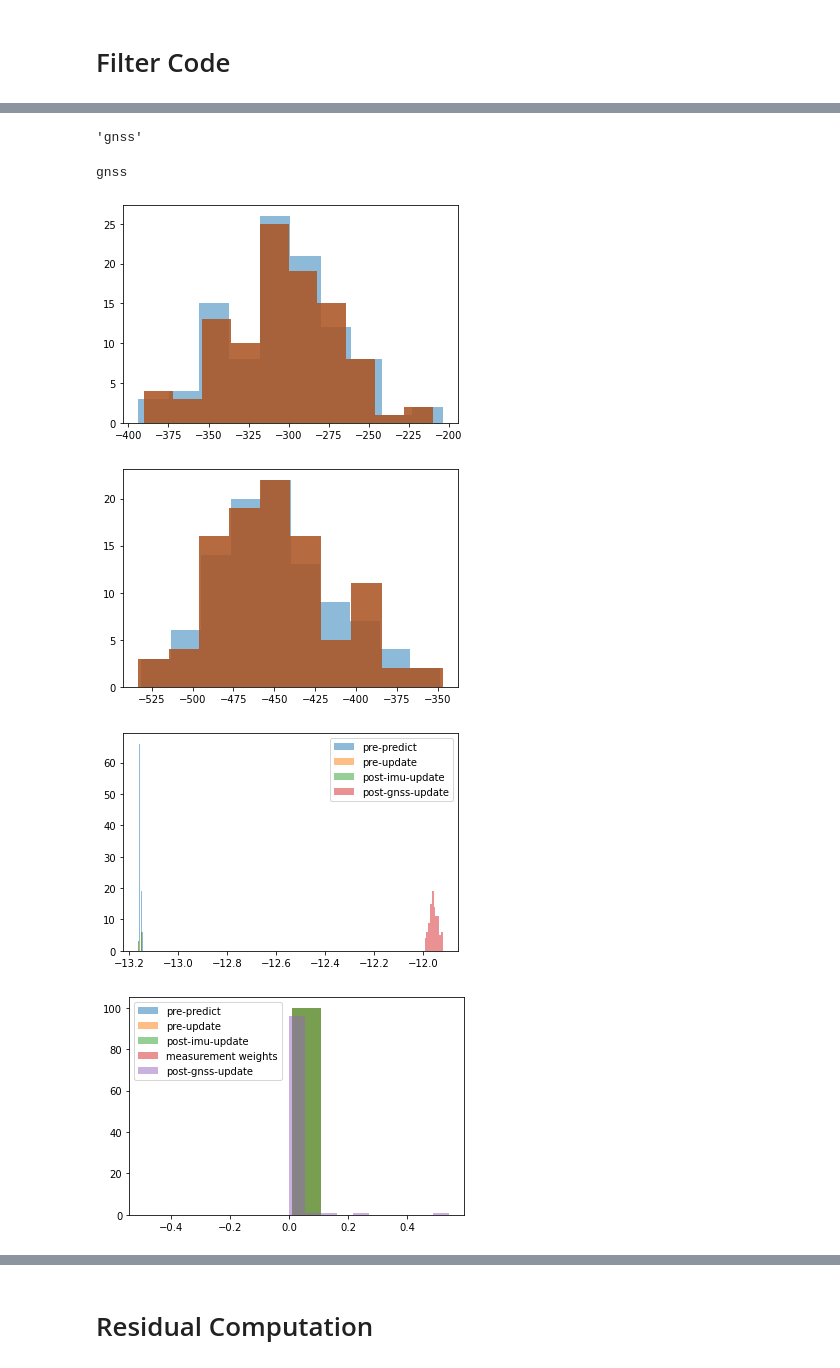
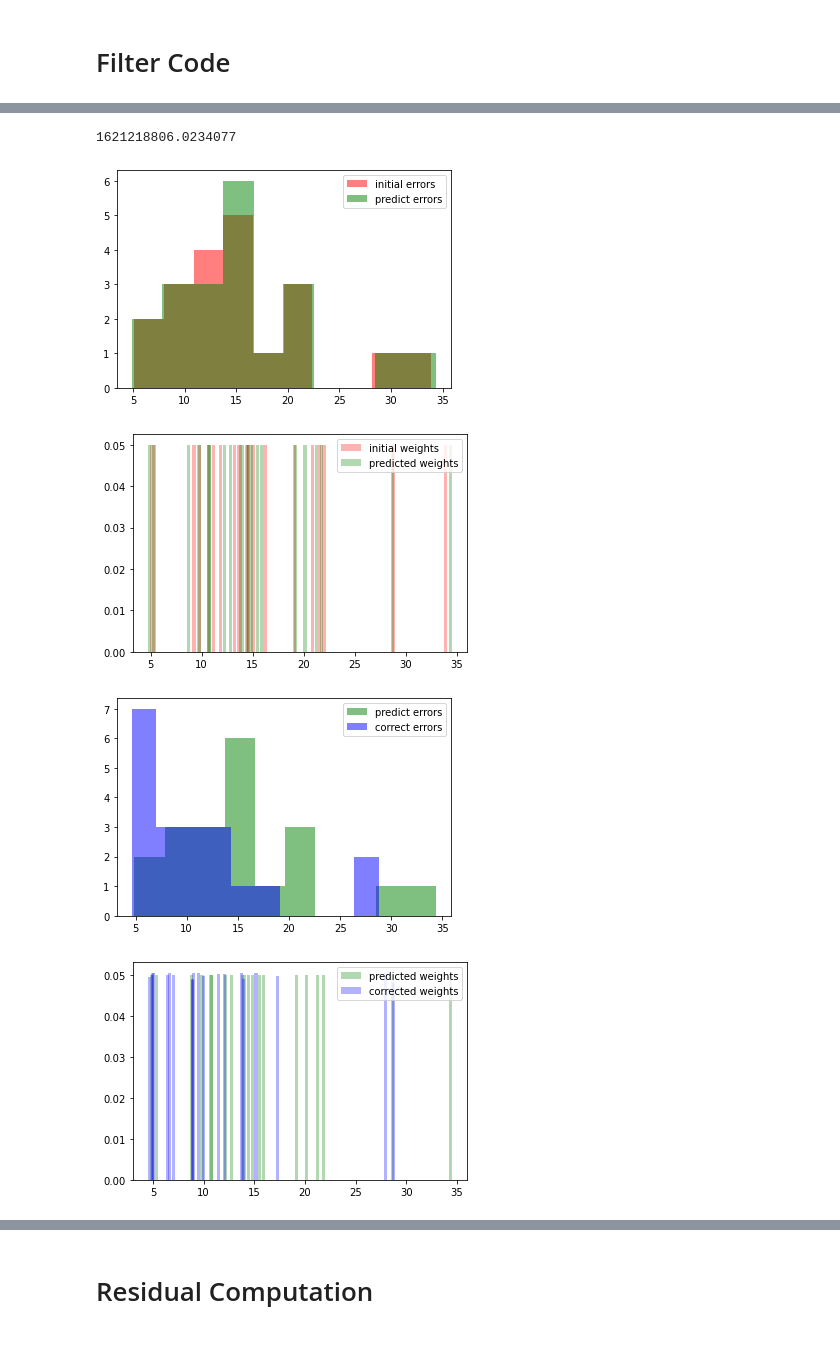
Before and after one commit to Stanford-NavLab/DDUncertaintyFilter, a Jupyter notebook: notebooks/05_31_22_DD_filter.ipynb, the cells around one changed output, grey strips where cells are left out. Saved outputs shown, nothing was run; the diff lists cells and outputs as text; code cells hidden in the pictures.

```diff
--- a/notebooks/05_31_22_DD_filter.ipynb
+++ b/notebooks/05_31_22_DD_filter.ipynb
@@ -44,0 +90,9 @@ or_eul = np.stack(list(quaternion_to_euler_angle_vectorized(or_quat[:, 0], or_qu
+# %%
+imu_to_vo_idx_data = timestamp.copy()
+vo_idx = 0
+for i, t in tqdm(enumerate(timestamp)):
+    while (t > vo_data["timestamp"][vo_idx]) and (vo_idx < len(vo_data["timestamp"])-1):
+        vo_idx += 1
+    imu_to_vo_idx_data[i] = vo_idx
+
+imu_to_vo_idx = lambda i: imu_to_vo_idx_data[i]
@@ -229,16 +520,22 @@ def run_timestep(t, context):
 # %%
 tmp_outs = []
+sync_gt = []
+
+prev_gt_idx = -1
 
 with torch.no_grad():
     for t in tqdm(range(T_start, T, IMU_rate_div)):
         estimated_state, corrected_state, context, _tmp_outs = run_timestep(t, context)
-
-        tmp_outs.append(_tmp_outs)
+        if imu_to_gt_idx(t) != prev_gt_idx:
+            prev_gt_idx = imu_to_gt_idx(t)
+            tmp_outs.append(_tmp_outs)
+            sync_gt.append(torch.tensor(gt_pos[prev_gt_idx, :]))
 
         if corrected_state is None:
             estimated_states[t, :] = estimated_state
         else:
             estimated_states[t, :] = corrected_state
+            print("GT idx: ", prev_gt_idx)
 #             # Update filter parameters
 #             with torch.enable_grad():
 
@@ -264,44 +561,35 @@ with torch.no_grad():
-# %%
-tmp_outs[1219][1][8]
-# %% [output]
-'gnss'
 # %%
-# tmp_outs: timestep, (before GNSS, after GNSS), (resample, before predict 2, after predict 2, after update 2)
+timestep = 31
 
-timestep = 6219
+print(tmp_outs[timestep][2])
 
-print(tmp_outs[timestep][1][8])
+get_error = lambda x, timestep: torch.norm(x[0, :, :3] - sync_gt[timestep], dim=-1)
 
-# Before predict
-plt.hist(tmp_outs[timestep][0][1][0, :, 0].numpy(), alpha=0.5)
-plt.hist(tmp_outs[timestep][0][3][0, :, 0].numpy(), alpha=0.5)
-plt.hist(tmp_outs[timestep][0][5][0, :, 0].numpy(), alpha=0.5)
-plt.hist(tmp_outs[timestep][1][5][0, :, 0].numpy(), alpha=0.5)
-plt.show()
-
-plt.hist(tmp_outs[timestep][0][1][0, :, 1].numpy(), alpha=0.5)
-plt.hist(tmp_outs[timestep][0][3][0, :, 1].numpy(), alpha=0.5)
-plt.hist(tmp_outs[timestep][0][5][0, :, 1].numpy(), alpha=0.5)
-plt.hist(tmp_outs[timestep][1][5][0, :, 1].numpy(), alpha=0.5)
-plt.show()
-
-plt.hist(tmp_outs[timestep][0][1][0, :, 2].numpy(), alpha=0.5, label="pre-predict")
-plt.hist(tmp_outs[timestep][0][3][0, :, 2].numpy(), alpha=0.5, label="pre-update")
-plt.hist(tmp_outs[timestep][0][5][0, :, 2].numpy(), alpha=0.5, label="post-imu-update")
-plt.hist(tmp_outs[timestep][1][5][0, :, 2].numpy(), alpha=0.5, label="post-gnss-update")
+# Initial -> Predict
+plt.hist(get_error(tmp_outs[timestep][0]['initial states'], timestep).numpy(), color='r', alpha=0.5, label='initial errors')
+plt.hist(get_error(tmp_outs[timestep][0]['predicted state'], timestep).numpy(), color='g', alpha=0.5, label='predict errors')
 plt.legend()
 plt.show()
 
-plt.hist(np.exp(tmp_outs[timestep][0][2][0, :].numpy()), alpha=0.5, label="pre-predict")
-plt.hist(np.exp(tmp_outs[timestep][0][4][0, :].numpy()), alpha=0.5, label="pre-update")
-plt.hist(np.exp(tmp_outs[timestep][0][6][0, :].numpy()), alpha=0.5, label="post-imu-update")
-plt.hist(np.exp(tmp_outs[timestep][1][7][0, :].numpy()), alpha=0.5, label="measurement weights")
-plt.hist(np.exp(tmp_outs[timestep][1][6][0, :].numpy()), alpha=0.5, label="post-gnss-update")
+plt.bar(get_error(tmp_outs[timestep][0]['initial states'], timestep).numpy(), torch.exp(tmp_outs[timestep][0]['initial logwt'][0, :]).numpy(), width=0.3, color='r', alpha=0.3, label='initial weights')
+plt.bar(get_error(tmp_outs[timestep][0]['predicted state'], timestep).numpy(), torch.exp(tmp_outs[timestep][0]['predicted logwt'][0, :]).numpy(), width=0.3, color='g', alpha=0.3, label='predicted weights')
 plt.legend()
 plt.show()
+
+# Predict -> Update
+if tmp_outs[timestep][1] is not None:
+    plt.hist(get_error(tmp_outs[timestep][1]['initial states'], timestep).numpy(), color='g', alpha=0.5, label='predict errors')
+    plt.hist(get_error(tmp_outs[timestep][1]['corrected state'], timestep).numpy(), color='b', alpha=0.5, label='correct errors')
+    plt.legend()
+    plt.show()
+
+    plt.bar(get_error(tmp_outs[timestep][1]['initial states'], timestep).numpy(), torch.exp(tmp_outs[timestep][1]['initial logwt'][0, :]).numpy(), width=0.3, color='g', alpha=0.3, label='predicted weights')
+    plt.bar(get_error(tmp_outs[timestep][1]['corrected state'], timestep).numpy(), torch.exp(tmp_outs[timestep][1]['corrected logwt'][0, :]).numpy(), width=0.3, color='b', alpha=0.3, label='corrected weights')
+    plt.legend()
+    plt.show()
 # %% [output]
-gnss
+1621218806.0234077
-[figure, old version]
+[figure, new version]
-[figure, old version]
+[figure, new version]
-[figure, old version]
+[figure, new version]
-[figure, old version]
+[figure, new version]
```
Also changed, not shown: parts of 70 cells of this notebook, 38 other files.
